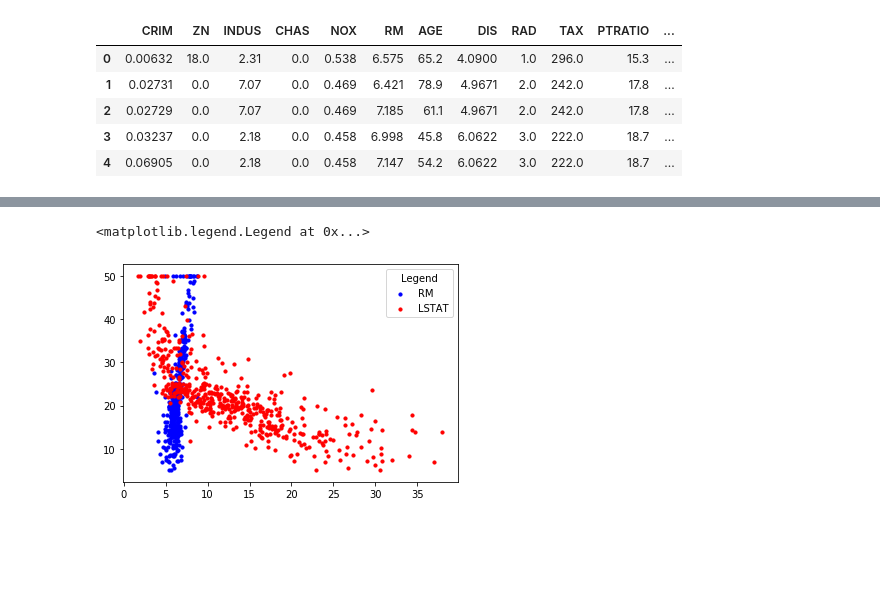
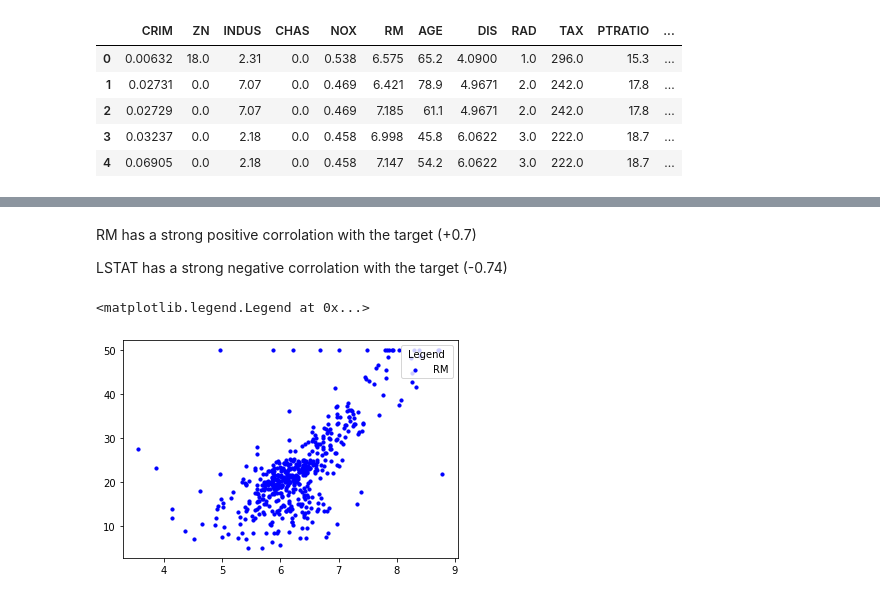
Before and after one commit to Karlmusingo/MLAcademy, a Jupyter notebook: boston-dataset.ipynb, the cells around one changed output, grey strips where cells are left out. Cells and saved outputs as stored; diff of their text form; code cells hidden in the pictures; blank space fills up the shorter version.

```diff
--- a/boston-dataset.ipynb
+++ b/boston-dataset.ipynb
@@ -82,3 +84,6 @@ min        3.561000
 75%        6.623500
 max        8.780000
 Name: RM, dtype: float64
+# %%
+df['target'] = target
+df.head()
@@ -84,0 +107,7 @@ Name: RM, dtype: float64
+# %%
+df['target'] = target
+plt.scatter( df['RM'], df['target'],s=10, c='blue', label="RM")
+plt.scatter( df['LSTAT'], df['target'],s=10, c='red', label='LSTAT')
+plt.scatter( df['AGE'], df['target'],s=10, c='black', label='AGE')
+plt.scatter( df['CRIM'], df['target'],s=10, c='yellow', label='CRIM')
+plt.legend(loc=1, frameon=True, title="Legend")
@@ -104,7 +160,15 @@ for n in range(0, len(axs)):
+# %% [markdown]
+RM has a strong positive corrolation with the target (+0.7)
+
+
+LSTAT has a strong negative corrolation with the target (-0.74)
 # %%
+df['target'] = target
 plt.scatter( df['RM'], df['target'],s=10, c='blue', label="RM")
-plt.scatter( df['LSTAT'], df['target'],s=10, c='red', label='LSTAT')
+# plt.scatter( df['LSTAT'], df['target'],s=10, c='red', label='LSTAT')
+# plt.scatter( df['AGE'], df['target'],s=10, c='black', label='AGE')
+# plt.scatter( df['CRIM'], df['target'],s=10, c='yellow', label='CRIM')
 plt.legend(loc=1, frameon=True, title="Legend")
 # %% [output]
 <matplotlib.legend.Legend at 0x...>
-[figure, old version]
+[figure, new version]
```
Also changed, not shown: parts of 23 cells of this notebook, 1 other file.
